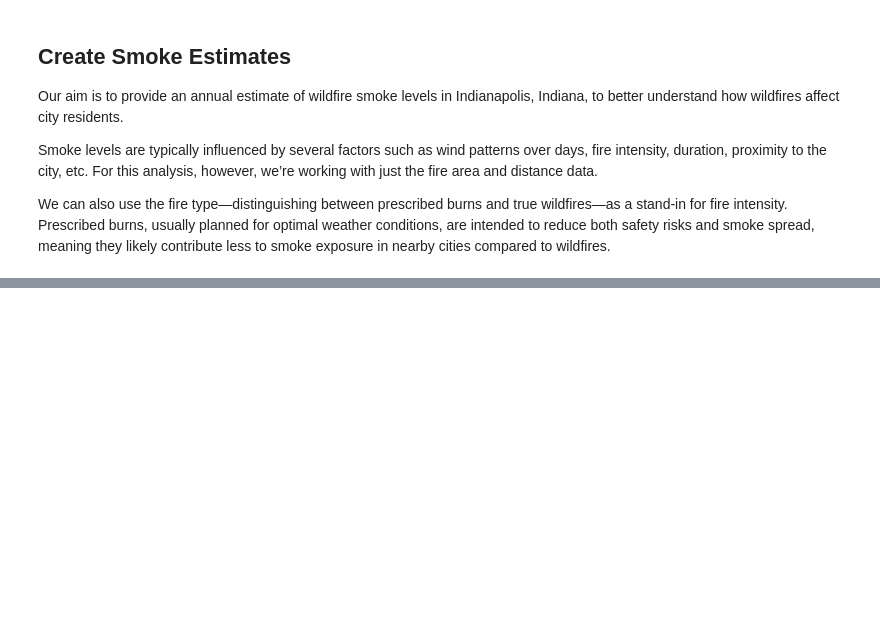
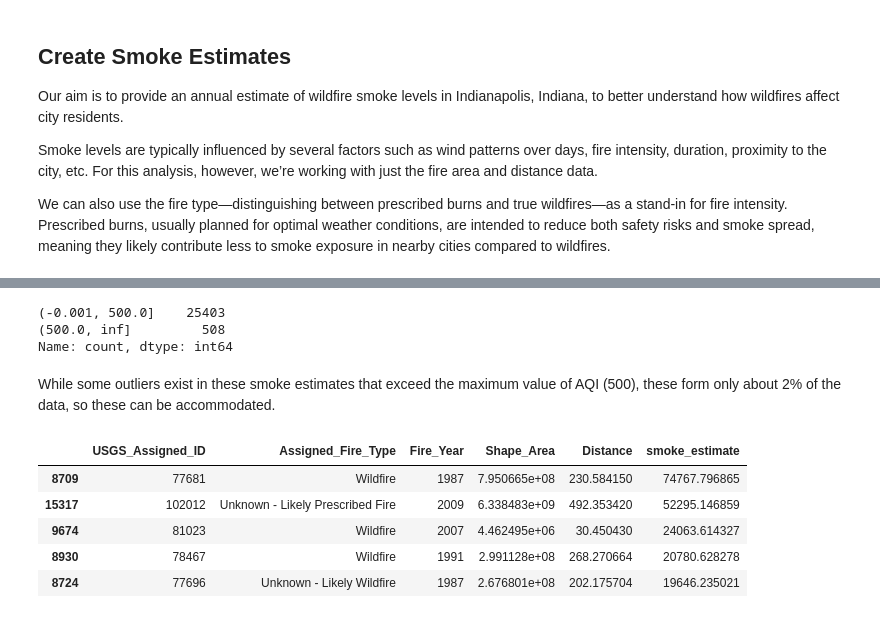
Before and after one commit to himanshunaidu/data512_project, a Jupyter notebook: wildfire_data_acquisition.ipynb, the cells around one changed output, grey strips where cells are left out. Cells and saved outputs as stored; diff of their text form; code cells hidden in the pictures; blank space fills up the shorter version.

```diff
--- a/wildfire_data_acquisition.ipynb
+++ b/wildfire_data_acquisition.ipynb
@@ -300,0 +355,19 @@ Prescribed burns, usually planned for optimal weather conditions, are intended t
+# %%
+fire_feature_valid_subset_gdf[SMOKE_ESTIMATE_COL].sort_values().value_counts(bins=[0, 500, float('inf')], sort=False)
+# %% [output]
+(-0.001, 500.0]    25403
+(500.0, inf]         508
+Name: count, dtype: int64
+# %% [markdown]
+While some outliers exist in these smoke estimates that exceed the maximum value of AQI (500), these form only about 2% of the data, so these can be accommodated.
+# %%
+# Check the largest smoke estimates
+fire_feature_valid_subset_gdf.sort_values(by=SMOKE_ESTIMATE_COL, ascending=False)\
+    .drop(['geometry', 'Listed_Fire_Dates', 'Shape_Length'], axis=1).head(5)
+# %% [output]
+|  | USGS_Assigned_ID | Assigned_Fire_Type | Fire_Year | Shape_Area | Distance | smoke_estimate |
+| 8709 | 77681 | Wildfire | 1987 | 7.950665e+08 | 230.584150 | 74767.796865 |
+| 15317 | 102012 | Unknown - Likely Prescribed Fire | 2009 | 6.338483e+09 | 492.353420 | 52295.146859 |
+| 9674 | 81023 | Wildfire | 2007 | 4.462495e+06 | 30.450430 | 24063.614327 |
+| 8930 | 78467 | Wildfire | 1991 | 2.991128e+08 | 268.270664 | 20780.628278 |
+| 8724 | 77696 | Unknown - Likely Wildfire | 1987 | 2.676801e+08 | 202.175704 | 19646.235021 |
```
Also changed, not shown: parts of 20 cells of this notebook, 1 other file.
